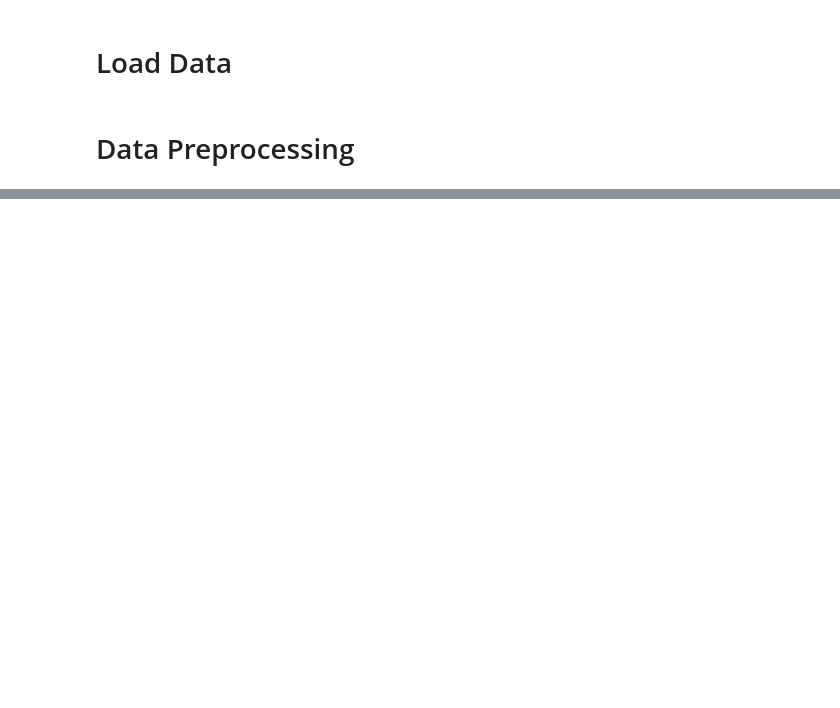
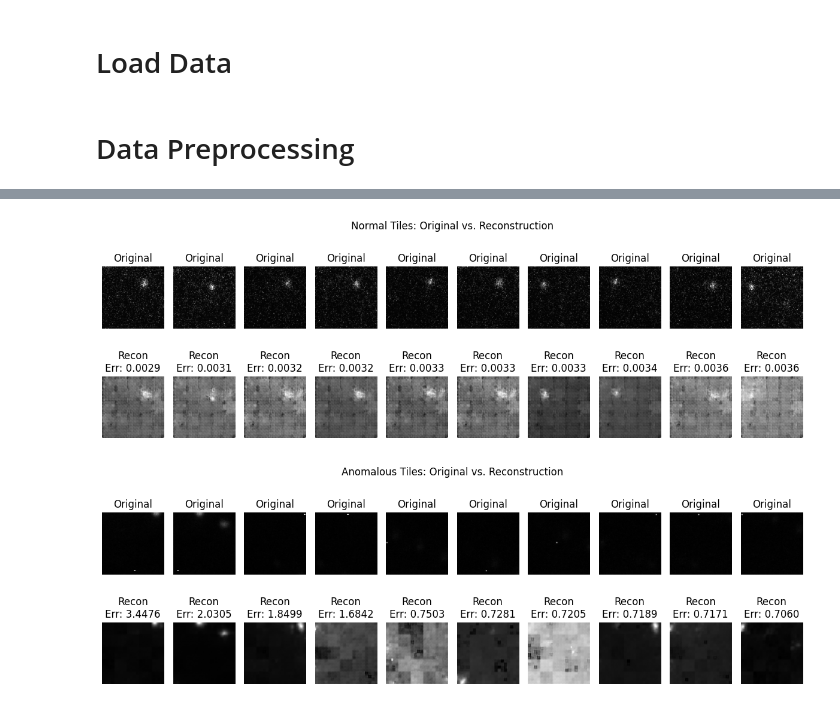
Before and after one commit to manyyeon/anomaly_detection, a Jupyter notebook: CAE.ipynb, the cells around one changed output, grey strips where cells are left out. Cells and saved outputs as stored; diff of their text form; code cells hidden in the pictures; blank space fills up the shorter version.

```diff
--- a/CAE.ipynb
+++ b/CAE.ipynb
@@ -443,0 +501,52 @@ plt.show()
+# %%
+import numpy as np
+import matplotlib.pyplot as plt
+
+# Compute reconstruction errors
+reconstruction_errors = ((original - recon_batch) ** 2).mean(axis=(1, 2, 3))
+
+# Get indices for best (normal) and worst (anomalous) reconstructions
+k = 10
+normal_indices = np.argsort(reconstruction_errors)[:k]
+anomaly_indices = np.argsort(reconstruction_errors)[-k:]
+
+# Plot normal tiles
+plt.figure(figsize=(12, 4))
+for i, idx in enumerate(normal_indices):
+    # Original
+    plt.subplot(2, k, i + 1)
+    plt.imshow(original[idx][0], cmap='gray')
+    plt.title("Original")
+    plt.axis('off')
+
+    # Reconstructed
+    plt.subplot(2, k, i + 1 + k)
+    plt.imshow(recon_batch[idx][0], cmap='gray')
+    plt.title(f"Recon\nErr: {reconstruction_errors[idx]:.4f}")
+    plt.axis('off')
+
+plt.tight_layout()
+plt.suptitle("Normal Tiles: Original vs. Reconstruction", y=1.05)
+plt.show()
+
+# Plot anomalous tiles
+plt.figure(figsize=(12, 4))
+for i, idx in enumerate(anomaly_indices[::-1]):
+    # Original
+    plt.subplot(2, k, i + 1)
+    plt.imshow(original[idx][0], cmap='gray')
+    plt.title("Original")
+    plt.axis('off')
+
+    # Reconstructed
+    plt.subplot(2, k, i + 1 + k)
+    plt.imshow(recon_batch[idx][0], cmap='gray')
+    plt.title(f"Recon\nErr: {reconstruction_errors[idx]:.4f}")
+    plt.axis('off')
+
+plt.tight_layout()
+plt.suptitle("Anomalous Tiles: Original vs. Reconstruction", y=1.05)
+plt.show()
+# %% [output]
+[figure, added]
+[figure, added]
```
Also changed, not shown: parts of 8 cells of this notebook.
